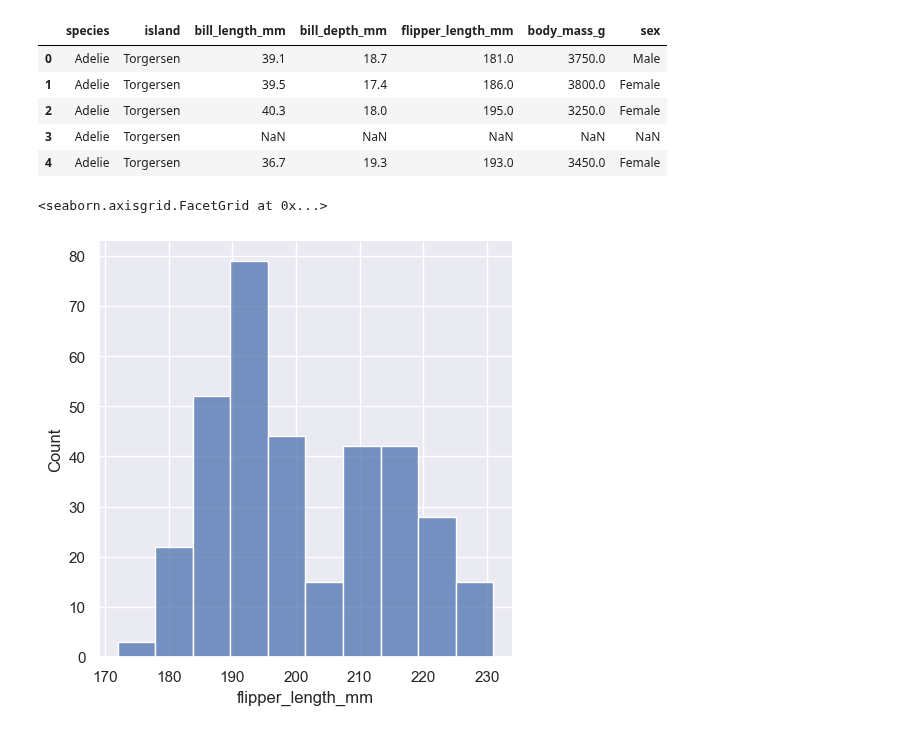
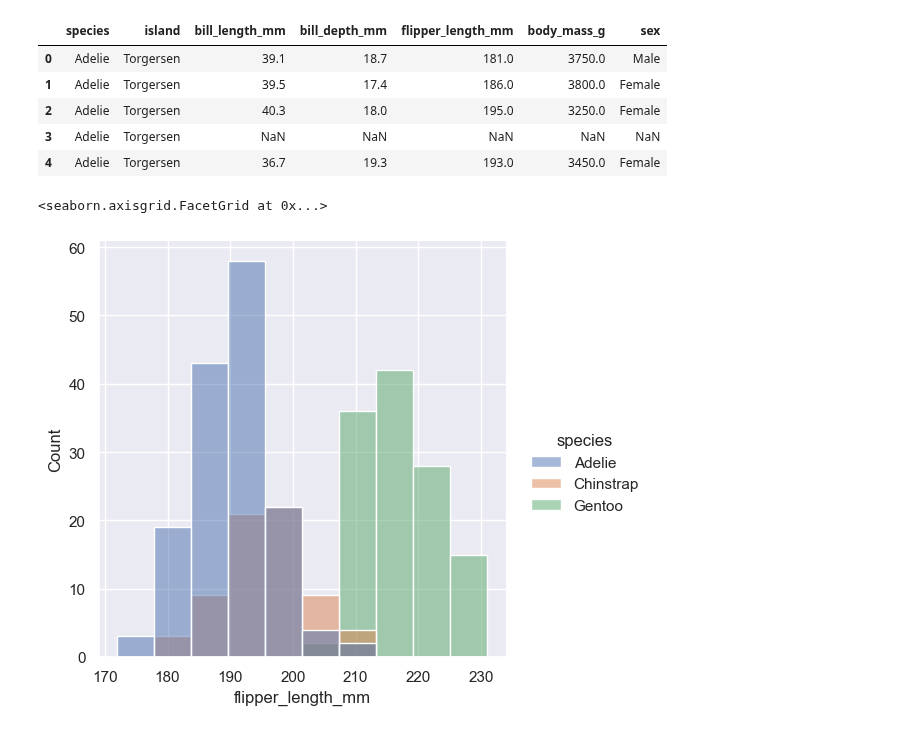
Before and after one commit to wu4fmp6/machine_learning, a Jupyter notebook: lesson_4.ipynb, the cells around one changed output. Cells and saved outputs as stored; diff of their text form; code cells hidden in the pictures.

```diff
--- a/lesson_4.ipynb
+++ b/lesson_4.ipynb
@@ -15,7 +15,7 @@ penguins.head()
 | 3 | Adelie | Torgersen | NaN | NaN | NaN | NaN | NaN |
 | 4 | Adelie | Torgersen | 36.7 | 19.3 | 193.0 | 3450.0 | Female |
 # %%
-sns.displot(penguins, x="flipper_length_mm") #這裡沒有指定y軸，因為y會用來表示直方圖的記數
+sns.displot(penguins, x="flipper_length_mm", hue='species') #這裡沒有指定y軸，因為y會用來表示直方圖的記數
 # %% [output]
 <seaborn.axisgrid.FacetGrid at 0x...>
-[figure, old version]
+[figure, new version]
```
Also changed, not shown: parts of 5 cells of this notebook.
